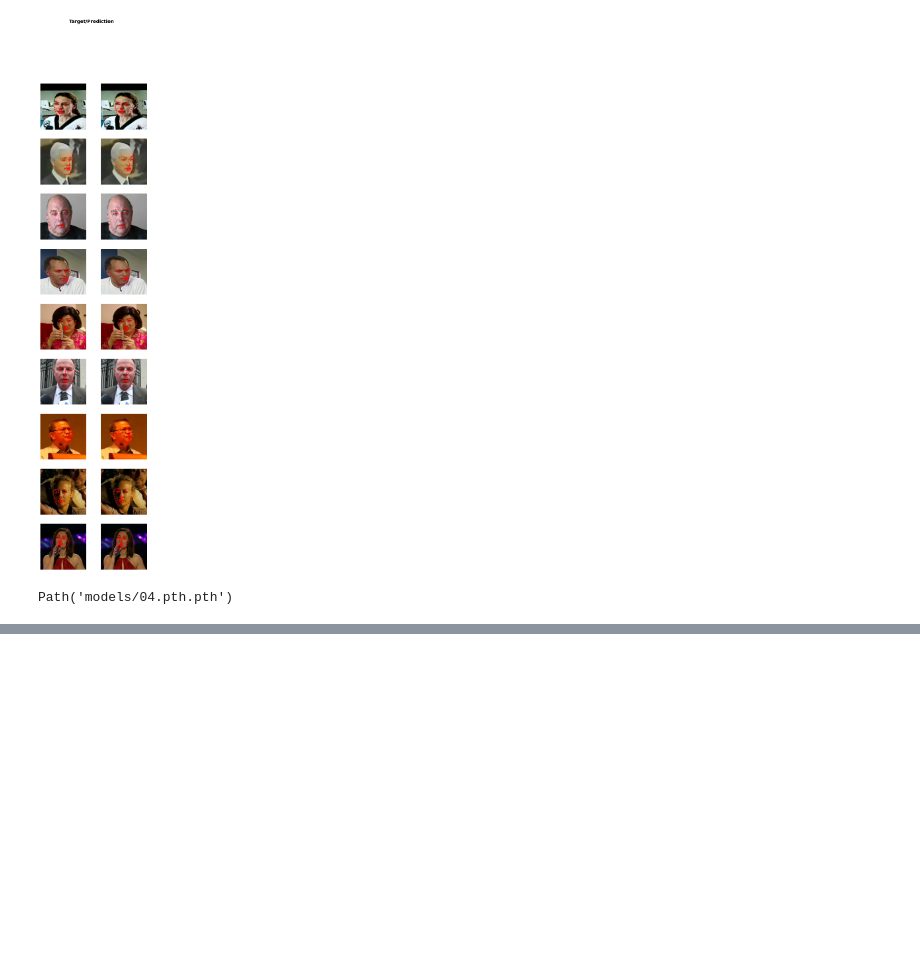
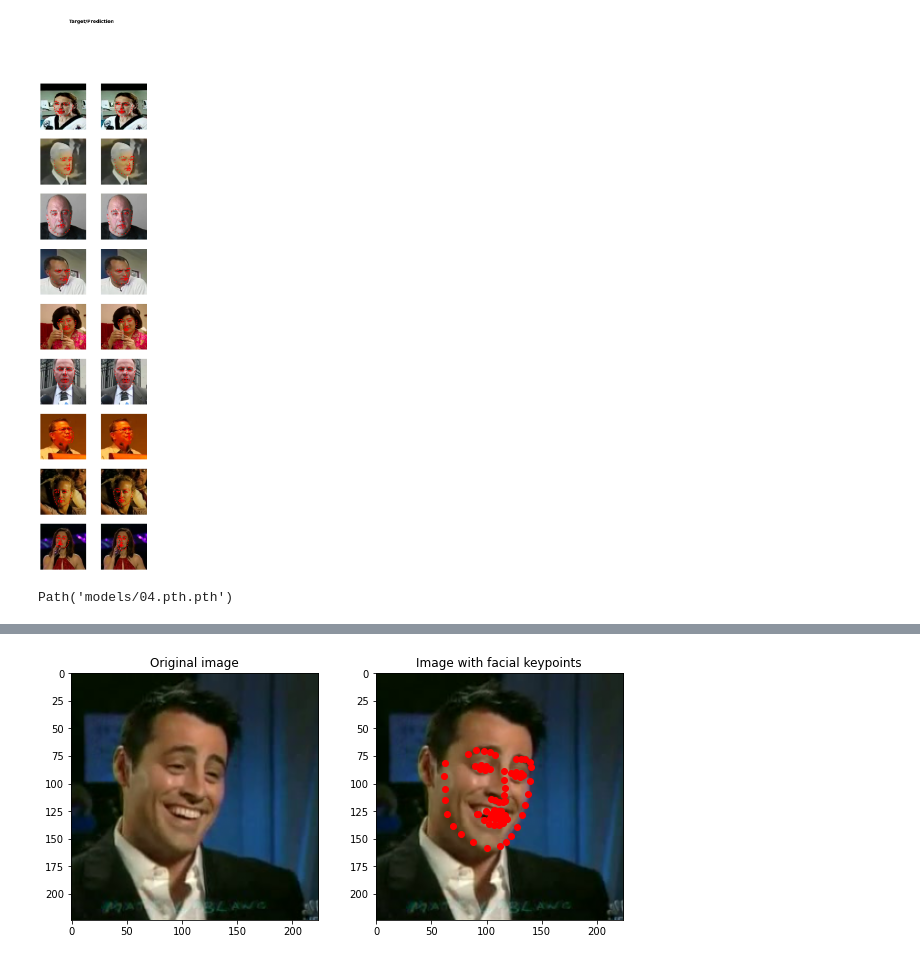
Before and after one commit to moaaztaha/Computer-Vision, a Jupyter notebook: Facial Keypoints Detection/Facial_Keypoints_Detection_04_FastAI.ipynb, the cells around one changed output, grey strips where cells are left out. Drawn from its saved outputs; the diff is of its cells as text; code cells hidden in the pictures; blank space fills up the shorter version.

```diff
--- a/Facial Keypoints Detection/Facial_Keypoints_Detection_04_FastAI.ipynb
+++ b/Facial Keypoints Detection/Facial_Keypoints_Detection_04_FastAI.ipynb
@@ -167,0 +168,18 @@ plt.show()
+# %%
+img_path = 'data/test/Matt_LeBlanc_00.jpg'
+outputs = learn.predict(img_path)
+# ix = 3
+plt.figure(figsize=(10,10))
+plt.subplot(221)
+plt.title('Original image')
+# im = test_dataset.load_img(ix)
+img = load_img(img_path)
+plt.imshow(img)
+plt.grid(False)
+plt.subplot(222)
+plt.title('Image with facial keypoints')
+plt.imshow(img)
+plt.scatter(outputs[0][:, 0], outputs[0][:, 1], c='r')
+plt.grid(False)
+plt.show()
+# %% [output]
@@ -167,0 +187 @@ plt.show()
+[figure, added]
```
Also changed, not shown: parts of 5 cells of this notebook.
